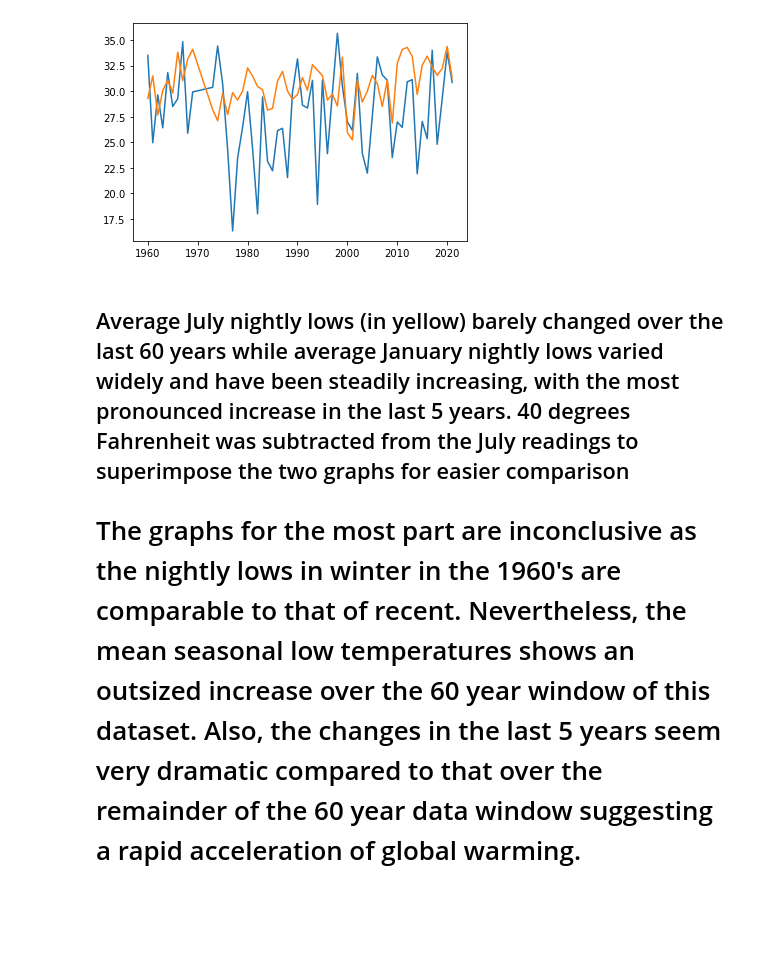
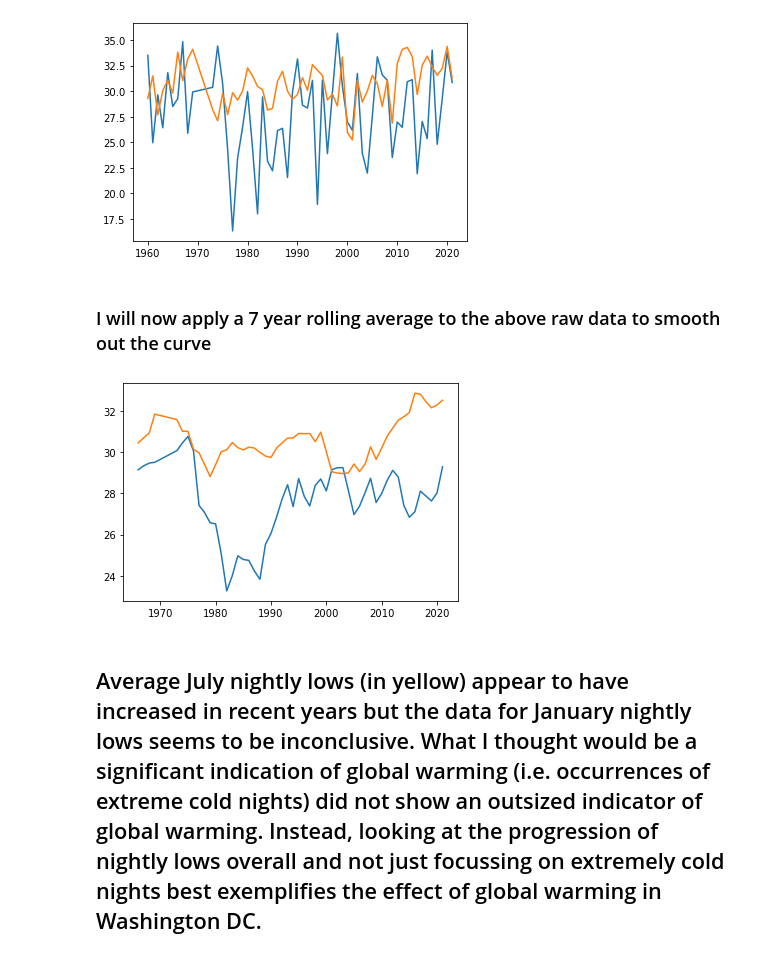
Before and after one commit to mlestina/DCAtemps, a Jupyter notebook: ddddd.ipynb, the cells around one changed output. Cells and saved outputs as stored; diff of their text form; code cells hidden in the pictures; blank space fills up the shorter version.

```diff
--- a/ddddd.ipynb
+++ b/ddddd.ipynb
@@ -366,7 +372,14 @@ plt.plot(dfjulminmean - 40)
 plt.show()
 # %% [output]
 [figure]
+# %% [markdown]
+### I will now apply a 7 year rolling average to the above raw data to smooth out the curve
+# %%
+import matplotlib.pyplot as plt
+plt.plot(dfjanminmean.rolling(7).mean())
+plt.plot((dfjulminmean - 40).rolling(7).mean())
+plt.show()
+# %% [output]
+[figure, added]
 # %% [markdown]
-## Average July nightly lows (in yellow) barely changed over the last 60 years while average January nightly lows varied widely and have been steadily increasing, with the most pronounced increase in the last 5 years. 40 degrees Fahrenheit was subtracted from the July readings to superimpose the two graphs for easier comparison
-
-# The graphs for the most part are inconclusive as the nightly lows in winter in the 1960's are comparable to that of recent. Nevertheless, the mean seasonal low temperatures shows an outsized increase over the 60 year window of this dataset. Also, the changes in the last 5 years seem very dramatic compared to that over the remainder of the 60 year data window suggesting a rapid acceleration of global warming.
+## Average July nightly lows (in yellow) appear to have increased in recent years but the data for January nightly lows seems to be inconclusive.  What I thought would be a significant indication of global warming (i.e. occurrences of extreme cold nights) did not show an outsized indicator of global warming.  Instead, looking at the progression of nightly lows overall and not just focussing on extremely cold nights best exemplifies the effect of global warming in Washington DC.
```
Also changed, not shown: parts of 10 cells of this notebook.
